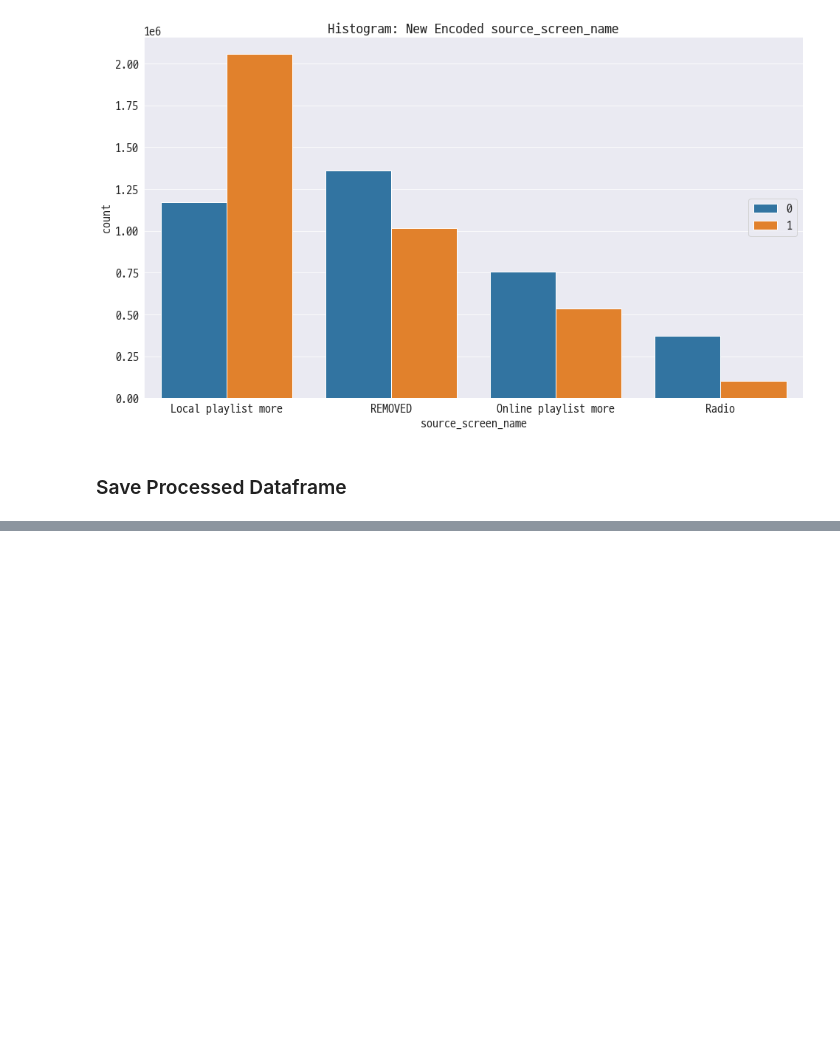
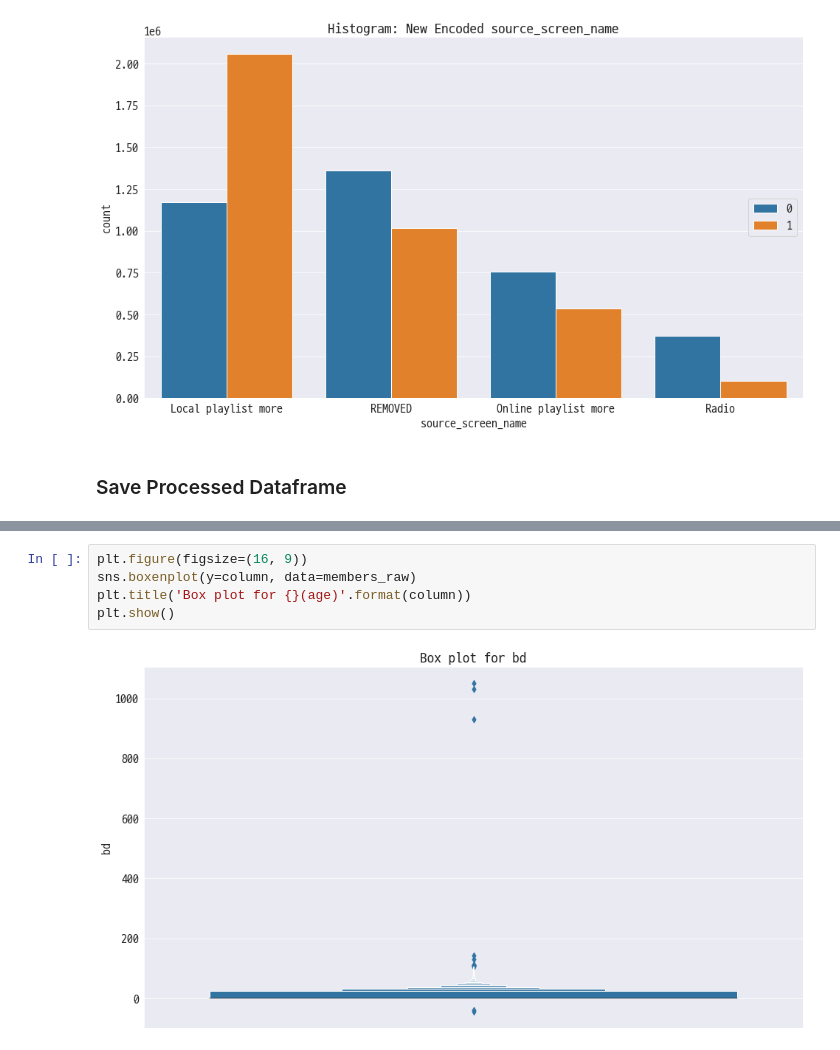
Before and after one commit to dhsong95/kaggle-kkbox-music-recommendation-challenge, a Jupyter notebook: eda/Exploratory Data Analysis.ipynb, the cells around one changed output, grey strips where cells are left out. Cells and saved outputs as stored; diff of their text form; blank space fills up the shorter version.

```diff
--- a/eda/Exploratory Data Analysis.ipynb
+++ b/eda/Exploratory Data Analysis.ipynb
@@ -476,0 +551,7 @@ test_proc.to_csv('./data/processed/test.csv', index=False)
+# %%
+plt.figure(figsize=(16, 9))
+sns.boxenplot(y=column, data=members_raw)
+plt.title('Box plot for {}(age)'.format(column))
+plt.show()
+# %% [output]
+[figure, added]
```
Also changed, not shown: parts of 38 cells of this notebook.
